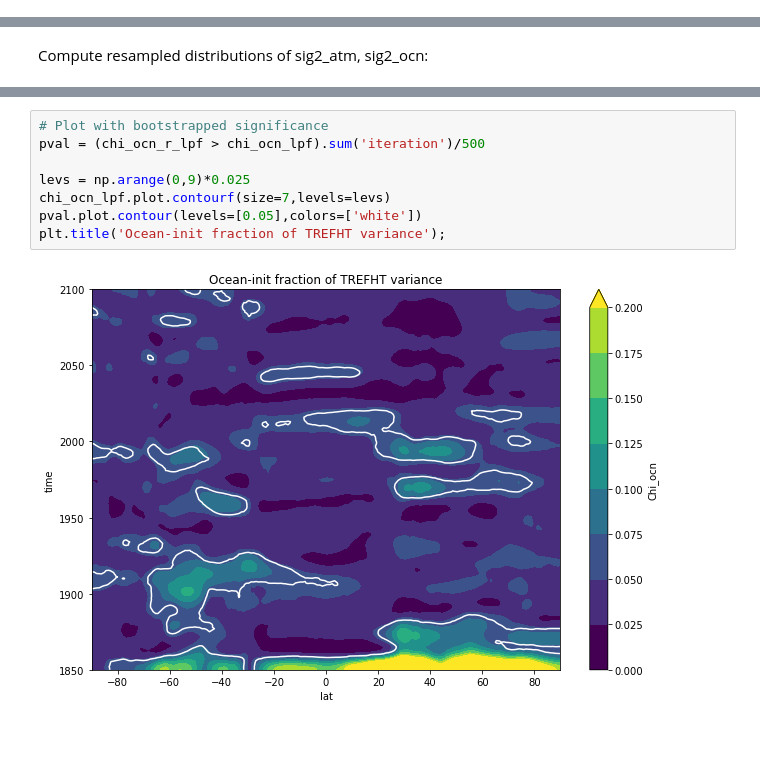
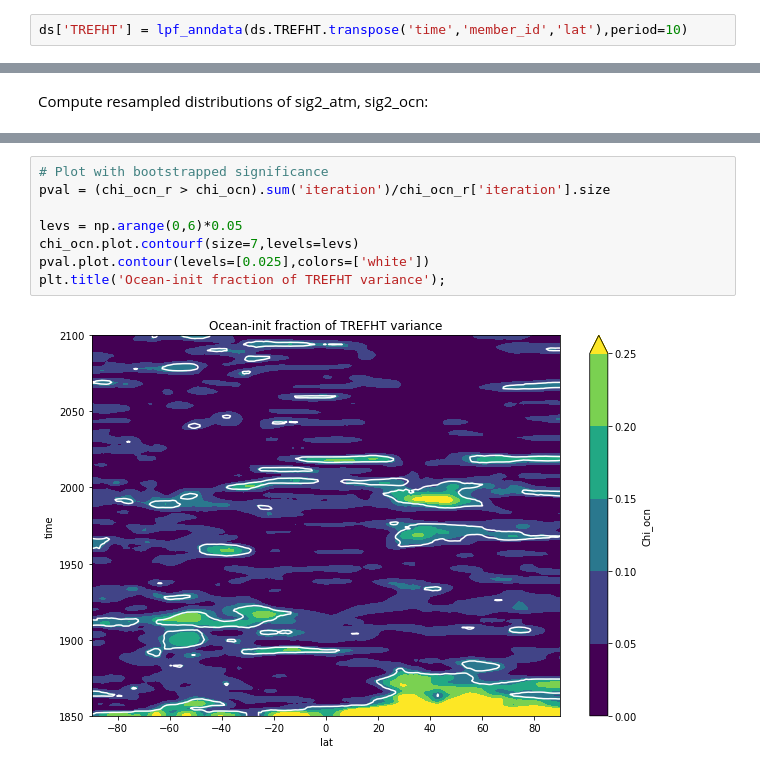
Before and after one commit to sgyeager/CESM2-LE-analysis, a Jupyter notebook: notebooks/CESM2LE_ICM_zmTREFHT.ipynb, the cells around one changed output, grey strips where cells are left out. Saved outputs shown, nothing was run; the diff lists cells and outputs as text; blank space fills up the shorter version.

```diff
--- a/notebooks/CESM2LE_ICM_zmTREFHT.ipynb
+++ b/notebooks/CESM2LE_ICM_zmTREFHT.ipynb
@@ -224,0 +238,2 @@ Start Year : Members
+# %%
+ds['TREFHT'] = lpf_anndata(ds.TREFHT.transpose('time','member_id','lat'),period=10)
@@ -394,10 +324,10 @@ chi_ocn_r_lpf.isel(time=100,lat=100).plot.hist(label='resampled mean distributio
 # %%
 # Plot with bootstrapped significance
-pval = (chi_ocn_r_lpf > chi_ocn_lpf).sum('iteration')/500
+pval = (chi_ocn_r > chi_ocn).sum('iteration')/chi_ocn_r['iteration'].size
 
-levs = np.arange(0,9)*0.025
-chi_ocn_lpf.plot.contourf(size=7,levels=levs)
-pval.plot.contour(levels=[0.05],colors=['white'])
+levs = np.arange(0,6)*0.05
+chi_ocn.plot.contourf(size=7,levels=levs)
+pval.plot.contour(levels=[0.025],colors=['white'])
 plt.title('Ocean-init fraction of TREFHT variance');
 # %% [output]
-[figure, old version]
+[figure, new version]
```
Also changed, not shown: parts of 20 cells of this notebook.
